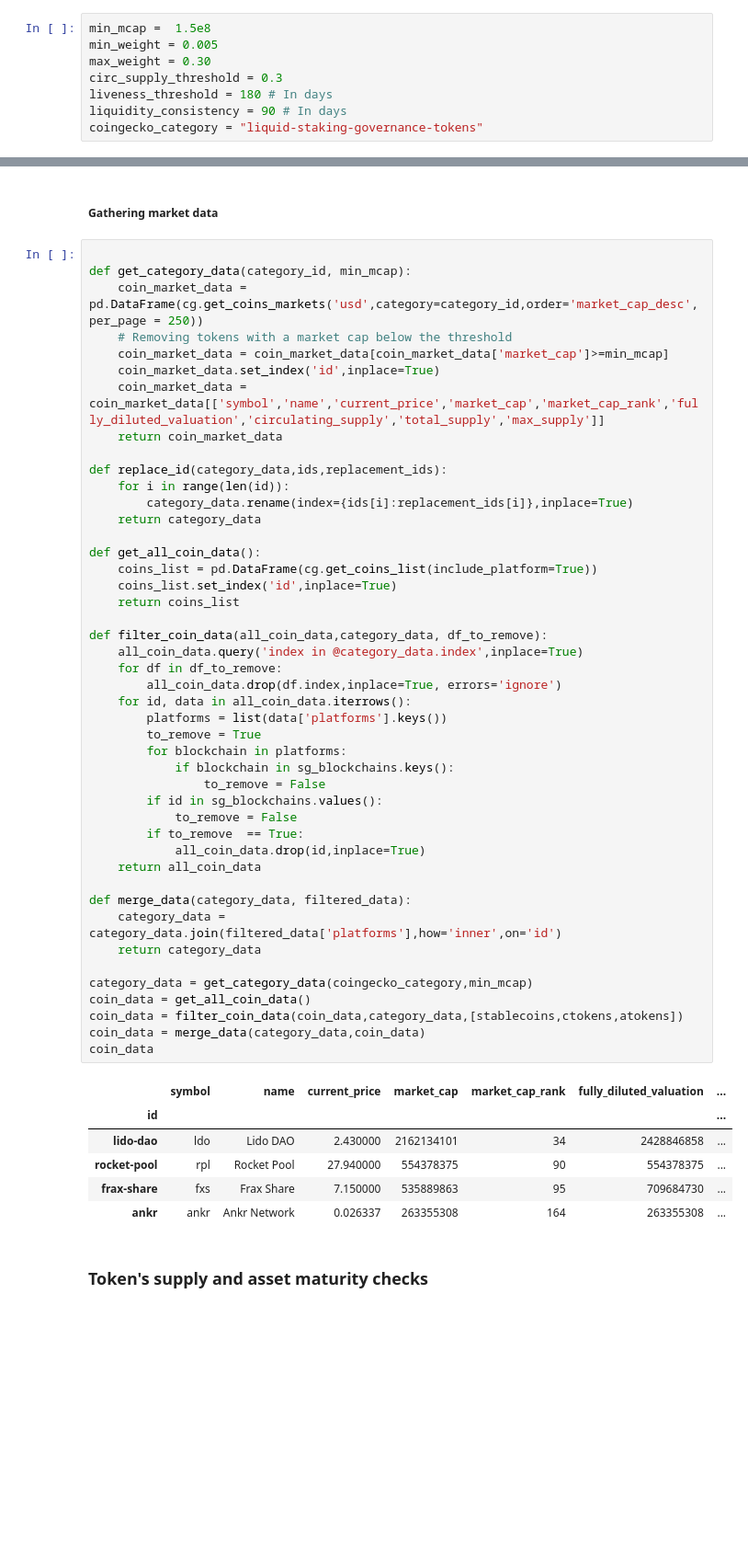
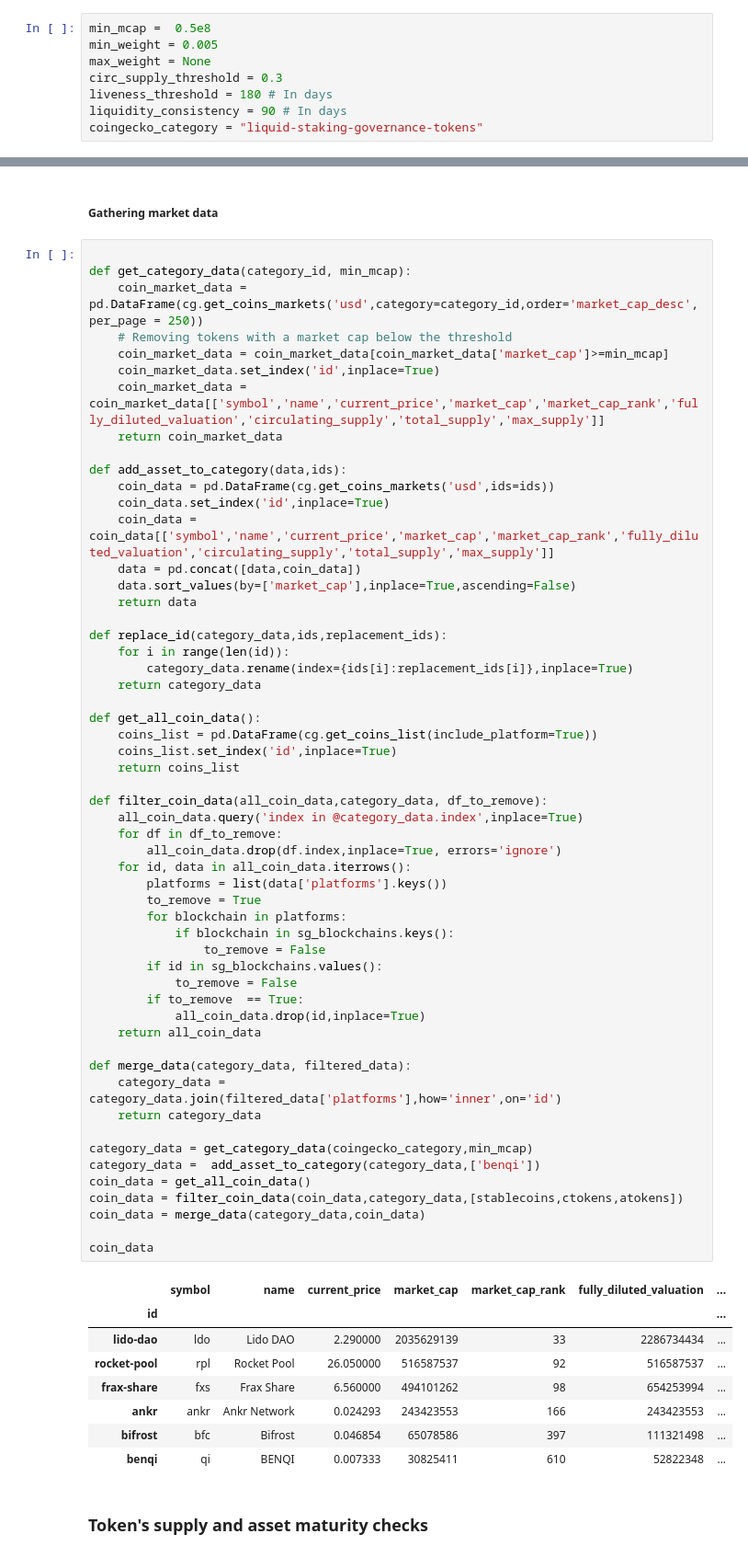
Before and after one commit to Phuture-Finance/rebalancing-data, a Jupyter notebook: PLX/methodology_template.ipynb, the cells around one changed output, grey strips where cells are left out. Shown at 92% size. Drawn from its saved outputs; the diff is of its cells as text; blank space fills up the shorter version.

```diff
--- a/PLX/methodology_template.ipynb
+++ b/PLX/methodology_template.ipynb
@@ -24,9 +24,9 @@ init_notebook_mode(connected=True)
 # %% [markdown]
 ## Index Variables
 # %%
-min_mcap =  1.5e8
+min_mcap =  0.5e8
 min_weight = 0.005
-max_weight = 0.30
+max_weight = None
 circ_supply_threshold = 0.3
 liveness_threshold = 180 # In days
 liquidity_consistency = 90 # In days
@@ -103,6 +103,14 @@ def get_category_data(category_id, min_mcap):
     coin_market_data.set_index('id',inplace=True)
     coin_market_data = coin_market_data[['symbol','name','current_price','market_cap','market_cap_rank','fully_diluted_valuation','circulating_supply','total_supply','max_supply']]
     return coin_market_data
+
+def add_asset_to_category(data,ids):
+    coin_data = pd.DataFrame(cg.get_coins_markets('usd',ids=ids))
+    coin_data.set_index('id',inplace=True)
+    coin_data = coin_data[['symbol','name','current_price','market_cap','market_cap_rank','fully_diluted_valuation','circulating_supply','total_supply','max_supply']]
+    data = pd.concat([data,coin_data])
+    data.sort_values(by=['market_cap'],inplace=True,ascending=False)
+    return data
 
 def replace_id(category_data,ids,replacement_ids):
     for i in range(len(id)):
@@ -115,37 +123,41 @@ def get_all_coin_data():
     return coins_list
 
 def filter_coin_data(all_coin_data,category_data, df_to_remove):
     all_coin_data.query('index in @category_data.index',inplace=True)
     for df in df_to_remove:
         all_coin_data.drop(df.index,inplace=True, errors='ignore')
     for id, data in all_coin_data.iterrows():
         platforms = list(data['platforms'].keys())
         to_remove = True
         for blockchain in platforms:
             if blockchain in sg_blockchains.keys():
                 to_remove = False
         if id in sg_blockchains.values():
             to_remove = False
         if to_remove  == True:
             all_coin_data.drop(id,inplace=True)
     return all_coin_data
 
 def merge_data(category_data, filtered_data):
     category_data = category_data.join(filtered_data['platforms'],how='inner',on='id')
     return category_data
 
 category_data = get_category_data(coingecko_category,min_mcap)
+category_data =  add_asset_to_category(category_data,['benqi'])
 coin_data = get_all_coin_data()
 coin_data = filter_coin_data(coin_data,category_data,[stablecoins,ctokens,atokens])
 coin_data = merge_data(category_data,coin_data)
+
 coin_data
 # %% [output]
 |  | symbol | name | current_price | market_cap | market_cap_rank | fully_diluted_valuation | ... |
 | id |  |  |  |  |  |  | ... |
-| lido-dao | ldo | Lido DAO | 2.430000 | 2162134101 | 34 | 2428846858 | ... |
-| rocket-pool | rpl | Rocket Pool | 27.940000 | 554378375 | 90 | 554378375 | ... |
-| frax-share | fxs | Frax Share | 7.150000 | 535889863 | 95 | 709684730 | ... |
-| ankr | ankr | Ankr Network | 0.026337 | 263355308 | 164 | 263355308 | ... |
+| lido-dao | ldo | Lido DAO | 2.290000 | 2035629139 | 33 | 2286734434 | ... |
+| rocket-pool | rpl | Rocket Pool | 26.050000 | 516587537 | 92 | 516587537 | ... |
+| frax-share | fxs | Frax Share | 6.560000 | 494101262 | 98 | 654253994 | ... |
+| ankr | ankr | Ankr Network | 0.024293 | 243423553 | 166 | 243423553 | ... |
+| bifrost | bfc | Bifrost | 0.046854 | 65078586 | 397 | 111321498 | ... |
+| benqi | qi | BENQI | 0.007333 | 30825411 | 610 | 52822348 | ... |
 # %% [markdown]
 ### Token's supply and asset maturity checks
 # %%
```
Also changed, not shown: parts of 9 cells of this notebook, 1 other file.
